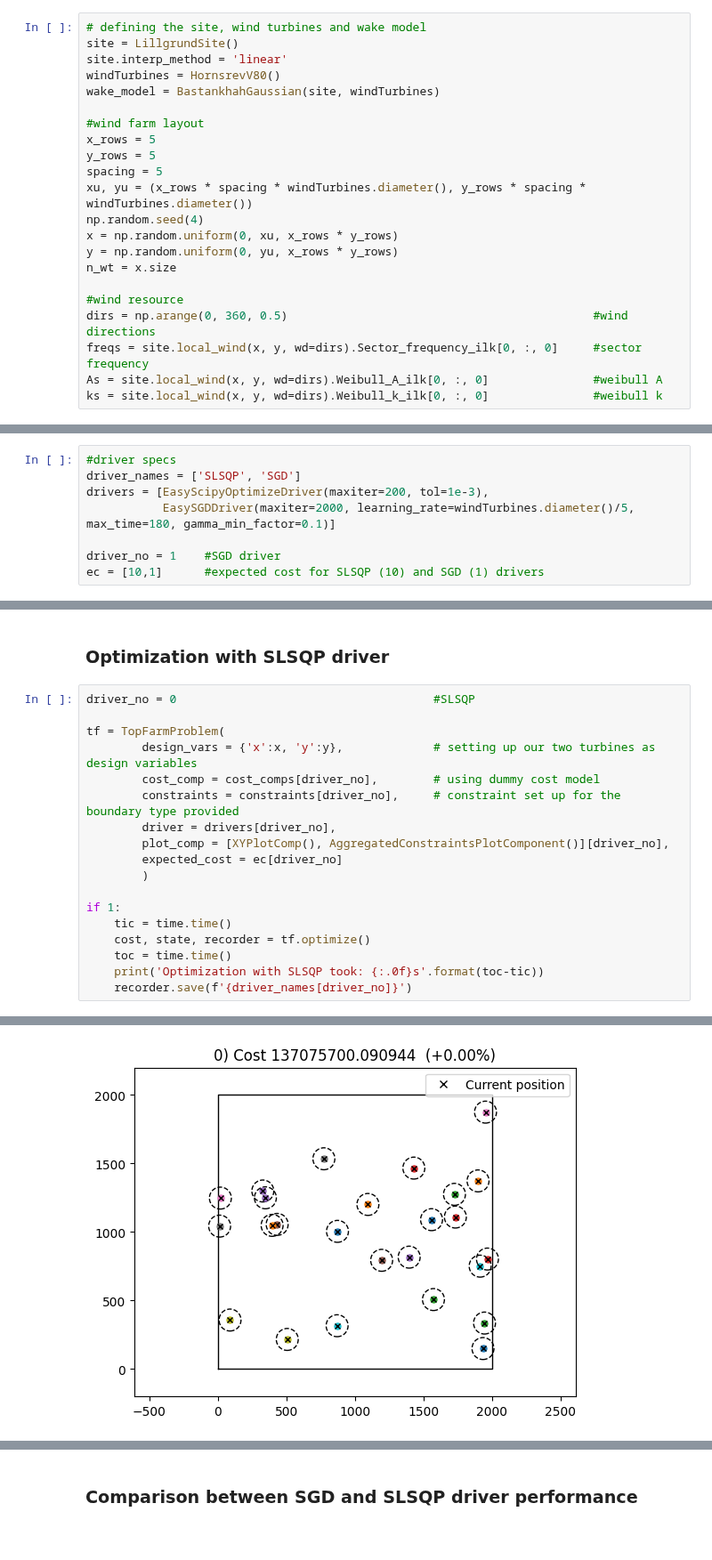
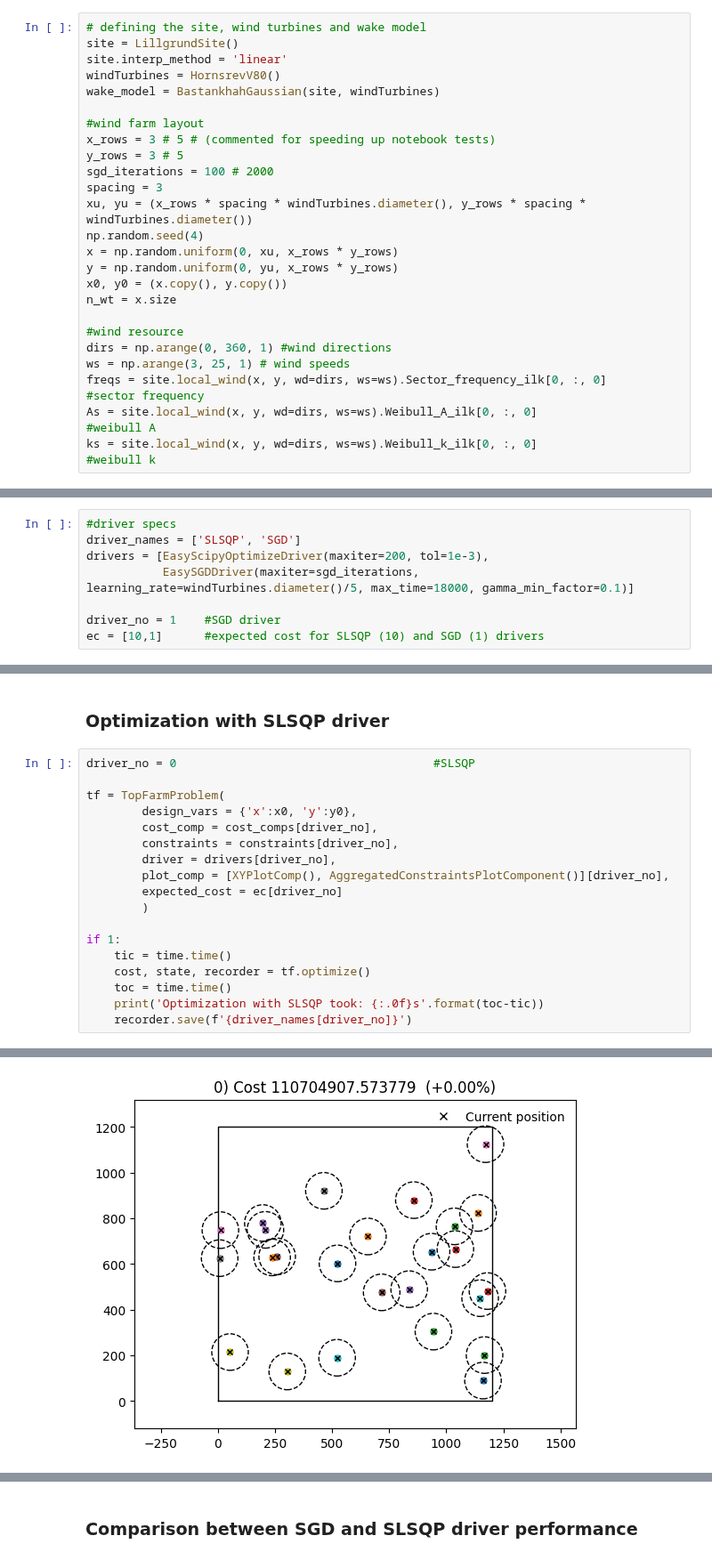
Before and after one commit to DTUWindEnergy/TopFarm2, a Jupyter notebook: docs/notebooks/sgd_slsqp_comparison.ipynb, the cells around one changed output, grey strips where cells are left out. Shown at 89% size. Cells and saved outputs as stored; diff of their text form.

```diff
--- a/docs/notebooks/sgd_slsqp_comparison.ipynb
+++ b/docs/notebooks/sgd_slsqp_comparison.ipynb
@@ -42,20 +42,23 @@ windTurbines = HornsrevV80()
 wake_model = BastankhahGaussian(site, windTurbines)
 
 #wind farm layout
-x_rows = 5
-y_rows = 5
-spacing = 5
+x_rows = 3 # 5 # (commented for speeding up notebook tests)
+y_rows = 3 # 5
+sgd_iterations = 100 # 2000
+spacing = 3
 xu, yu = (x_rows * spacing * windTurbines.diameter(), y_rows * spacing * windTurbines.diameter())
 np.random.seed(4)
 x = np.random.uniform(0, xu, x_rows * y_rows)
 y = np.random.uniform(0, yu, x_rows * y_rows)
+x0, y0 = (x.copy(), y.copy())
 n_wt = x.size
 
 #wind resource
-dirs = np.arange(0, 360, 0.5)                                            #wind directions
-freqs = site.local_wind(x, y, wd=dirs).Sector_frequency_ilk[0, :, 0]     #sector frequency
-As = site.local_wind(x, y, wd=dirs).Weibull_A_ilk[0, :, 0]               #weibull A
-ks = site.local_wind(x, y, wd=dirs).Weibull_k_ilk[0, :, 0]               #weibull k
+dirs = np.arange(0, 360, 1) #wind directions
+ws = np.arange(3, 25, 1) # wind speeds
+freqs = site.local_wind(x, y, wd=dirs, ws=ws).Sector_frequency_ilk[0, :, 0]     #sector frequency
+As = site.local_wind(x, y, wd=dirs, ws=ws).Weibull_A_ilk[0, :, 0]               #weibull A
+ks = site.local_wind(x, y, wd=dirs, ws=ws).Weibull_k_ilk[0, :, 0]               #weibull k
 # %% [markdown]
 The boundaries are set up as a simple rectangle enclosing the wind farm.
 # %%
@@ -132,7 +135,7 @@ Some parameters need to be specified for the SGD driver such as max iterations,
 #driver specs
 driver_names = ['SLSQP', 'SGD']
 drivers = [EasyScipyOptimizeDriver(maxiter=200, tol=1e-3),
-           EasySGDDriver(maxiter=2000, learning_rate=windTurbines.diameter()/5, max_time=180, gamma_min_factor=0.1)]
+           EasySGDDriver(maxiter=sgd_iterations, learning_rate=windTurbines.diameter()/5, max_time=18000, gamma_min_factor=0.1)]
 
 driver_no = 1    #SGD driver
 ec = [10,1]      #expected cost for SLSQP (10) and SGD (1) drivers
@@ -181,36 +184,36 @@ Optimization with SGD took: 118s
 driver_no = 0                                     #SLSQP
 
 tf = TopFarmProblem(
-        design_vars = {'x':x, 'y':y},             # setting up our two turbines as design variables
-        cost_comp = cost_comps[driver_no],        # using dummy cost model
-        constraints = constraints[driver_no],     # constraint set up for the boundary type provided
+        design_vars = {'x':x0, 'y':y0},
+        cost_comp = cost_comps[driver_no],
+        constraints = constraints[driver_no],
         driver = drivers[driver_no],
         plot_comp = [XYPlotComp(), AggregatedConstraintsPlotComponent()][driver_no],
         expected_cost = ec[driver_no]
         )
 
 if 1:
     tic = time.time()
     cost, state, recorder = tf.optimize()
     toc = time.time()
     print('Optimization with SLSQP took: {:.0f}s'.format(toc-tic))
     recorder.save(f'{driver_names[driver_no]}')
 # %% [output]
 INFO: checking out_of_order
 INFO: checking system
 INFO: checking solvers
 INFO: checking dup_inputs
 INFO: checking missing_recorders
 INFO: checking unserializable_options
 INFO: checking comp_has_no_outputs
 INFO: checking auto_ivc_warnings
 INFO: checking out_of_order
 INFO: checking system
 INFO: checking solvers
 INFO: checking dup_inputs
 INFO: checking missing_recorders
 INFO: checking unserializable_options
 INFO: checking comp_has_no_outputs
 INFO: checking auto_ivc_warnings
-[figure, old version]
+[figure, new version]
 Optimization terminated successfully    (Exit mode 0)
```
Also changed, not shown: parts of 8 cells of this notebook.
